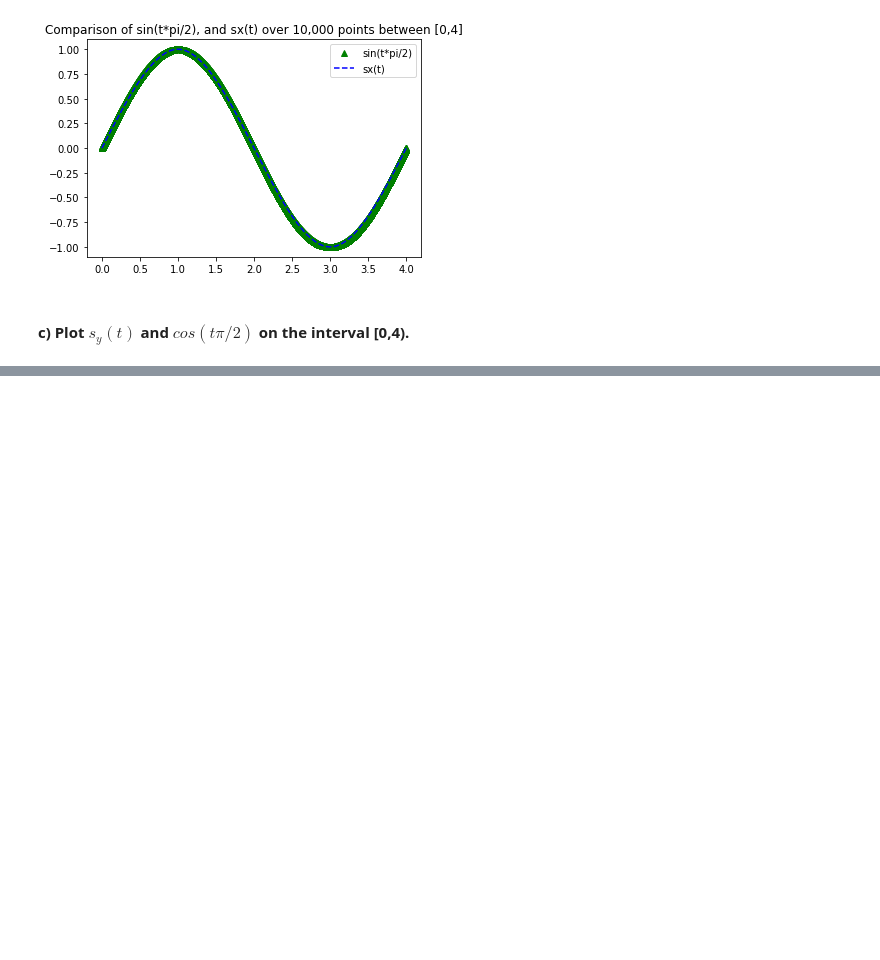
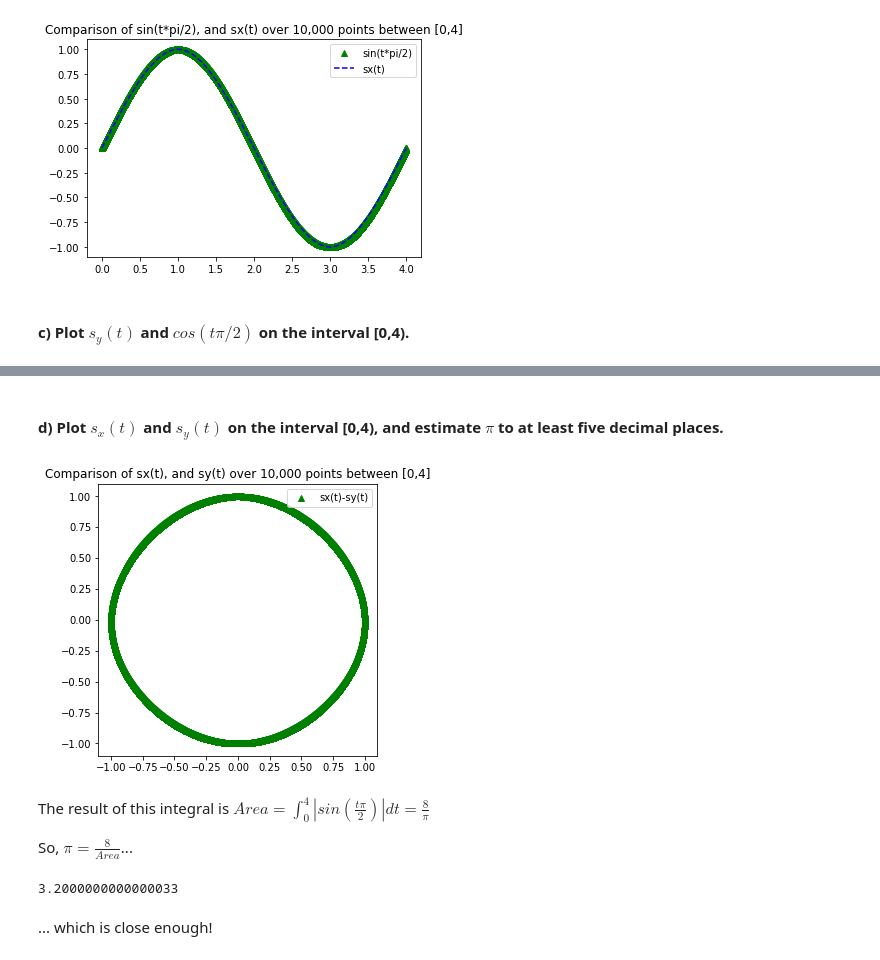
Before and after one commit to jonathanGB/am205, a Jupyter notebook: 1/assignment1.ipynb, the cells around one changed output, grey strips where cells are left out. Saved outputs shown, nothing was run; the diff lists cells and outputs as text; code cells hidden in the pictures; blank space fills up the shorter version.

```diff
--- a/1/assignment1.ipynb
+++ b/1/assignment1.ipynb
@@ -558,8 +558,40 @@ plt.legend(["sin(t*pi/2)", "sx(t)"]);
 # %% [markdown]
 #### c) Plot $s_y(t)$ and $cos(t\pi/2)$ on the interval [0,4).
 # %%
-# not repeating by hand again, now I use the scipy tool to build the sy function using cubic splines
-sy = scipy.interpolate.interp1d([0, 1, 2, 3, 4], [1, 0, -1, 0, 1], kind='cubic')
+# we just need to change the b matrix with the new ys, the rest is repeated.
+b2 = np.matrix([
+    [1],
+    [0],
+    [0],
+    [-1],
+    [-1],
+    [0],
+    [0],
+    [1],
+    [0],
+    [0],
+    [0],
+    [0],
+    [0],
+    [0],
+    [0],
+    [0],
+])
+x2 = np.linalg.solve(A1, b2)
+
+print("Here is the list of parameters computed:\n{}\n".format(x2))
+
+def sy(t):
+    if t >= 0 and t < 1:
+        return float(x2[0] + x2[1] * t + x2[2] * (t ** 2) + x2[3] * (t ** 3))
+    if t < 2:
+        return float(x2[4] + x2[5] * t + x2[6] * (t ** 2) + x2[7] * (t ** 3))
+    if t < 3:
+        return float(x2[8] + x2[9] * t + x2[10] * (t ** 2) + x2[11] * (t ** 3))
+    if t <= 4:
+        return float(x2[12] + x2[13] * t + x2[14] * (t ** 2) + x2[15] * (t ** 3))
+
+#sy = scipy.interpolate.interp1d([0, 1, 2, 3, 4], [1, 0, -1, 0, 1], kind='cubic')
 
 cosPlotValues = [np.cos(t*np.pi/2) for t in sDomainPlot]
 syPlotValues = [sy(t) for t in sDomainPlot]
@@ -572 +621,10 @@ plt.legend(["cos(t*pi/2)", "sy(t)"]);
 [figure]
+# %% [markdown]
+#### d) Plot $s_x(t)$ and $s_y(t)$ on the interval [0,4), and estimate $\pi$ to at least five decimal places.
+# %%
+plt.figure(figsize=(5,5))
+plt.title("Comparison of sx(t), and sy(t) over 10,000 points between [0,4]")
+plt.plot([sx(t) for t in sDomainPlot], syPlotValues, 'g^');
+plt.legend(["sx(t)-sy(t)"]);
+# %% [output]
+[figure, added]
@@ -572,0 +634,10 @@ plt.legend(["cos(t*pi/2)", "sy(t)"]);
+# %% [markdown]
+The result of this integral is $Area = \int_0^4 |sin(\frac{t\pi}{2})| dt = \frac{8}{\pi}$
+
+So, $\pi = \frac{8}{Area}$...
+# %%
+8 / parametricCurveArea
+# %% [output]
+3.2000000000000033
+# %% [markdown]
+... which is close enough!
```
Also changed, not shown: parts of 2 cells of this notebook.
